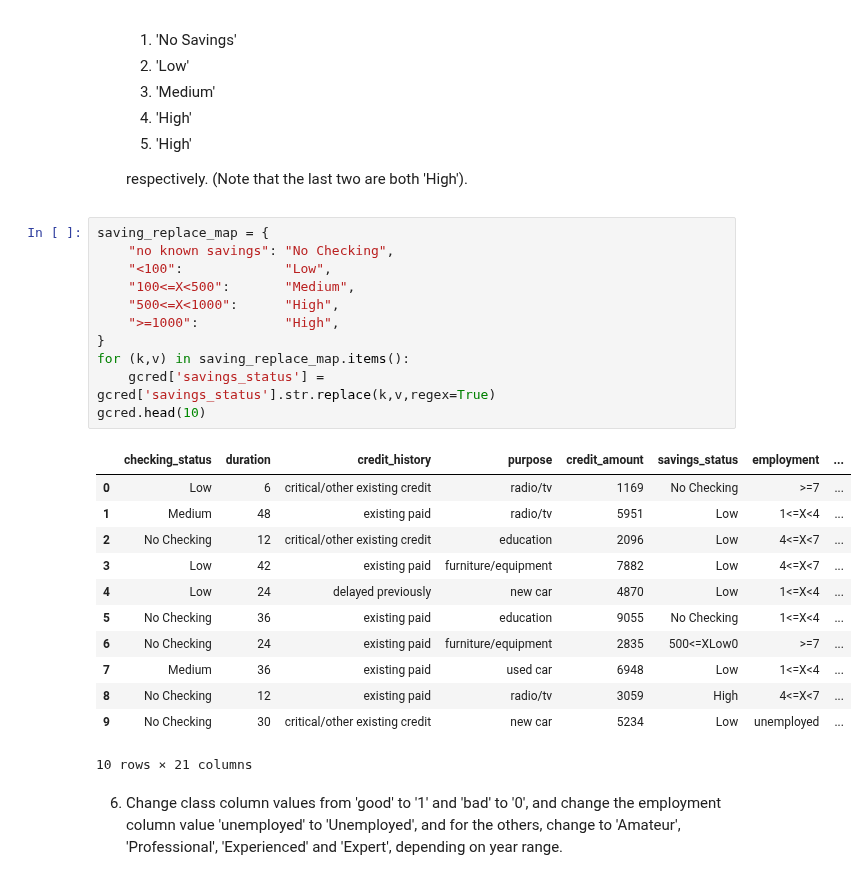
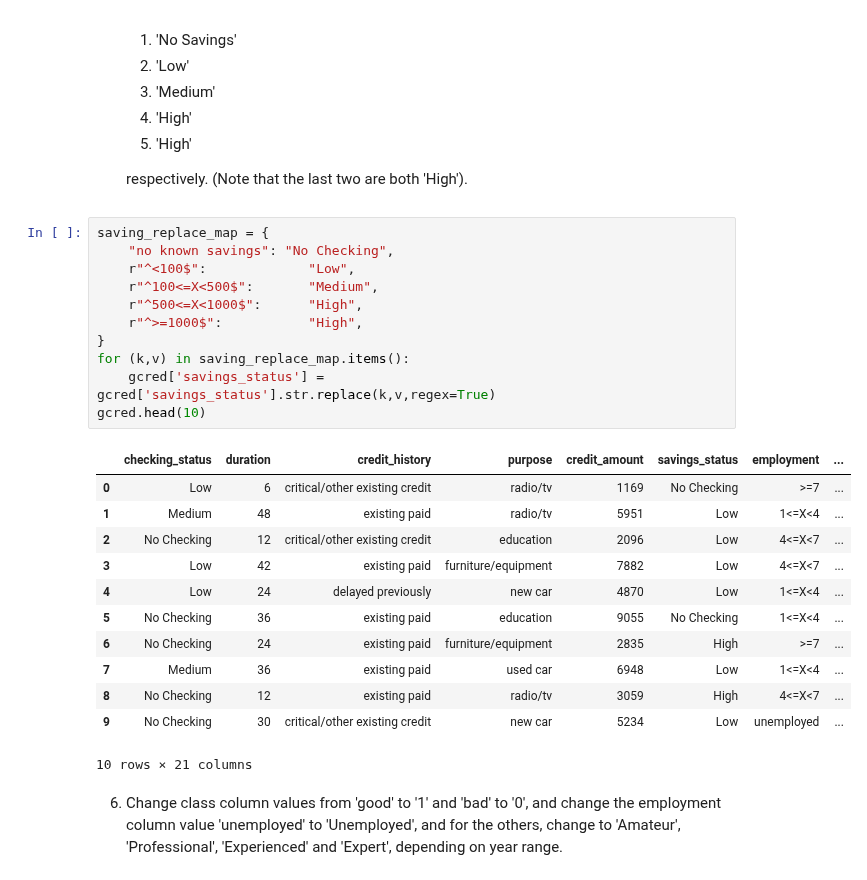
Before and after one commit to benwang2/obsidian-f22, a Jupyter notebook: Rutgers/2022 Fall/210/Assignments/Homework 3/src/german_credit.ipynb, the cells around one changed output. Drawn from its saved outputs; the diff is of its cells as text.

```diff
--- a/Rutgers/2022 Fall/210/Assignments/Homework 3/src/german_credit.ipynb
+++ b/Rutgers/2022 Fall/210/Assignments/Homework 3/src/german_credit.ipynb
@@ -105,23 +105,23 @@ display(gcred.head(10))
 # %%
 saving_replace_map = {
     "no known savings": "No Checking",
-    "<100":             "Low",
-    "100<=X<500":       "Medium",
-    "500<=X<1000":      "High",
-    ">=1000":           "High",
+    r"^<100$":             "Low",
+    r"^100<=X<500$":       "Medium",
+    r"^500<=X<1000$":      "High",
+    r"^>=1000$":           "High",
 }
 for (k,v) in saving_replace_map.items():
     gcred['savings_status'] = gcred['savings_status'].str.replace(k,v,regex=True)
 gcred.head(10)
 # %% [output]
 |  | checking_status | duration | credit_history | purpose | credit_amount | savings_status | employment | ... |
 | 0 | Low | 6 | critical/other existing credit | radio/tv | 1169 | No Checking | >=7 | ... |
 | 1 | Medium | 48 | existing paid | radio/tv | 5951 | Low | 1<=X<4 | ... |
 | 2 | No Checking | 12 | critical/other existing credit | education | 2096 | Low | 4<=X<7 | ... |
 | 3 | Low | 42 | existing paid | furniture/equipment | 7882 | Low | 4<=X<7 | ... |
 | 4 | Low | 24 | delayed previously | new car | 4870 | Low | 1<=X<4 | ... |
 | 5 | No Checking | 36 | existing paid | education | 9055 | No Checking | 1<=X<4 | ... |
-| 6 | No Checking | 24 | existing paid | furniture/equipment | 2835 | 500<=XLow0 | >=7 | ... |
+| 6 | No Checking | 24 | existing paid | furniture/equipment | 2835 | High | >=7 | ... |
 | 7 | Medium | 36 | existing paid | used car | 6948 | Low | 1<=X<4 | ... |
 | 8 | No Checking | 12 | existing paid | radio/tv | 3059 | High | 4<=X<7 | ... |
 | 9 | No Checking | 30 | critical/other existing credit | new car | 5234 | Low | unemployed | ... |
```
Also changed, not shown: parts of 5 cells of this notebook.
